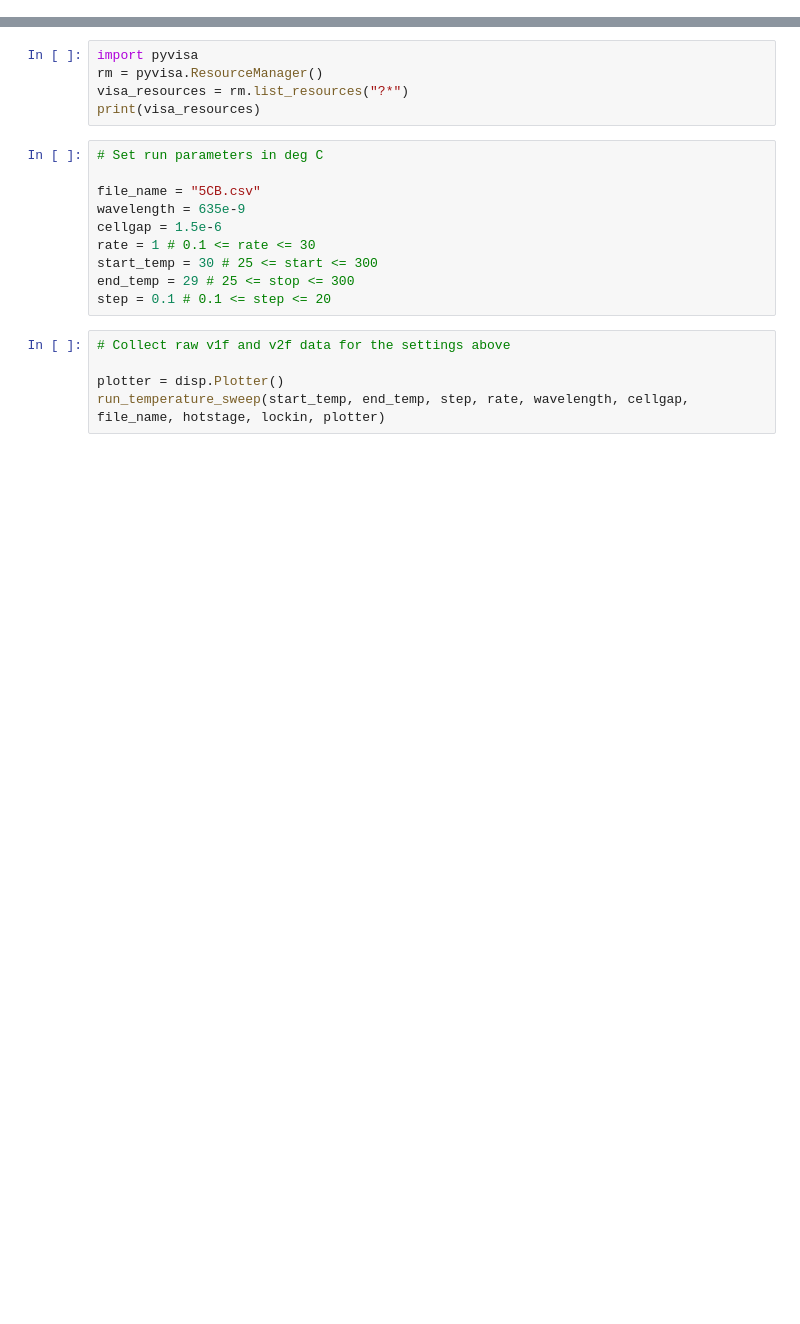
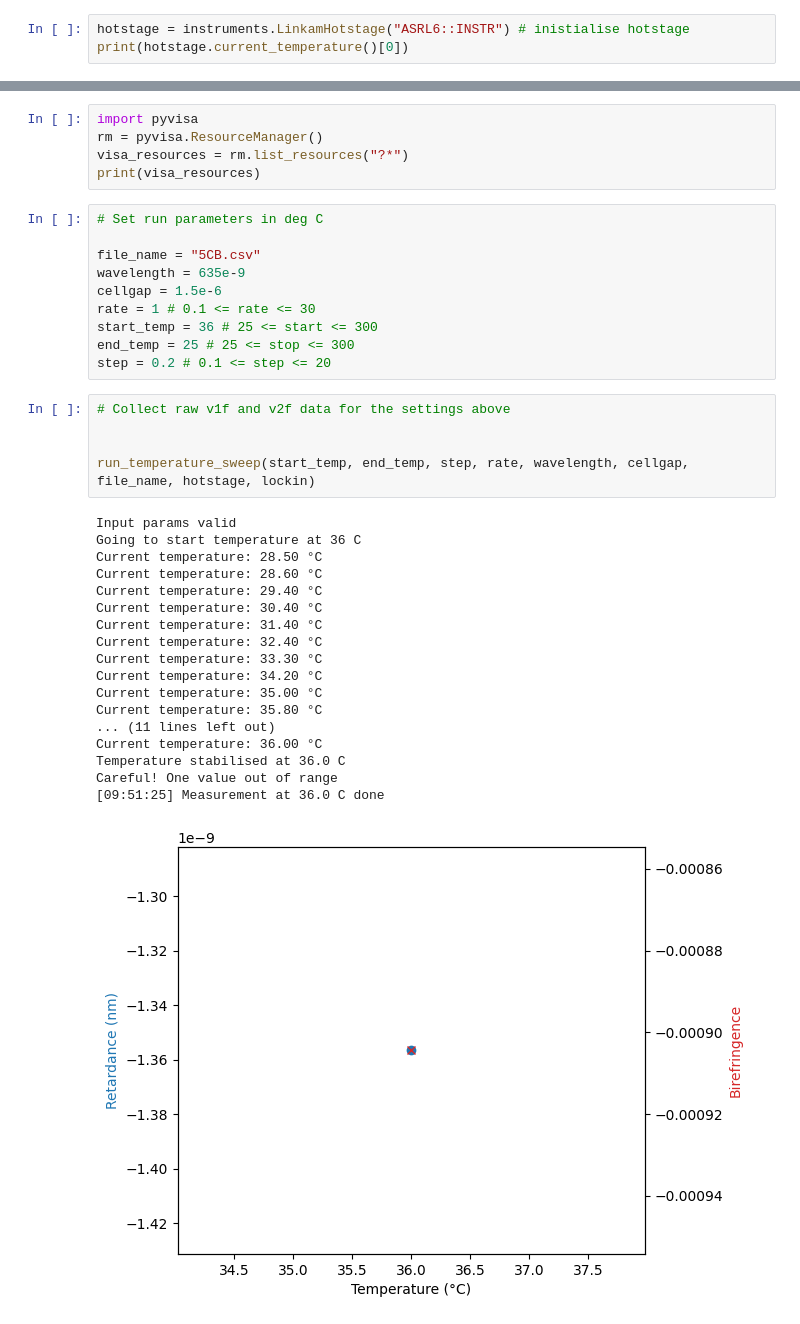
Before and after one commit to Jordan-Hobbs/PEM-Birefringence, a Jupyter notebook: PEM_Biref.ipynb, the cells around one changed output, grey strips where cells are left out. Saved outputs shown, nothing was run; the diff lists cells and outputs as text; blank space fills up the shorter version.

```diff
--- a/PEM_Biref.ipynb
+++ b/PEM_Biref.ipynb
@@ -15,0 +19,3 @@ print(hotstage.current_temperature()[0])
+# %%
+hotstage = instruments.LinkamHotstage("ASRL6::INSTR") # inistialise hotstage
+print(hotstage.current_temperature()[0])
@@ -25,11 +34,30 @@ file_name = "5CB.csv"
 wavelength = 635e-9
 cellgap = 1.5e-6
 rate = 1 # 0.1 <= rate <= 30
-start_temp = 30 # 25 <= start <= 300
-end_temp = 29 # 25 <= stop <= 300
-step = 0.1 # 0.1 <= step <= 20
+start_temp = 36 # 25 <= start <= 300
+end_temp = 25 # 25 <= stop <= 300
+step = 0.2 # 0.1 <= step <= 20
 # %%
 # Collect raw v1f and v2f data for the settings above
 
-plotter = disp.Plotter()
-run_temperature_sweep(start_temp, end_temp, step, rate, wavelength, cellgap, file_name, hotstage, lockin, plotter)
+
+run_temperature_sweep(start_temp, end_temp, step, rate, wavelength, cellgap, file_name, hotstage, lockin)
+# %% [output]
+Input params valid
+Going to start temperature at 36 C
+Current temperature: 28.50 °C
+Current temperature: 28.60 °C
+Current temperature: 29.40 °C
+Current temperature: 30.40 °C
+Current temperature: 31.40 °C
+Current temperature: 32.40 °C
+Current temperature: 33.30 °C
+Current temperature: 34.20 °C
+Current temperature: 35.00 °C
+Current temperature: 35.80 °C
+... (11 lines left out)
+Current temperature: 36.00 °C
+Temperature stabilised at 36.0 C
+Careful! One value out of range
+[09:51:25] Measurement at 36.0 C done
+[figure, added]
```
Also changed, not shown: parts of 4 cells of this notebook, 3 other files.
